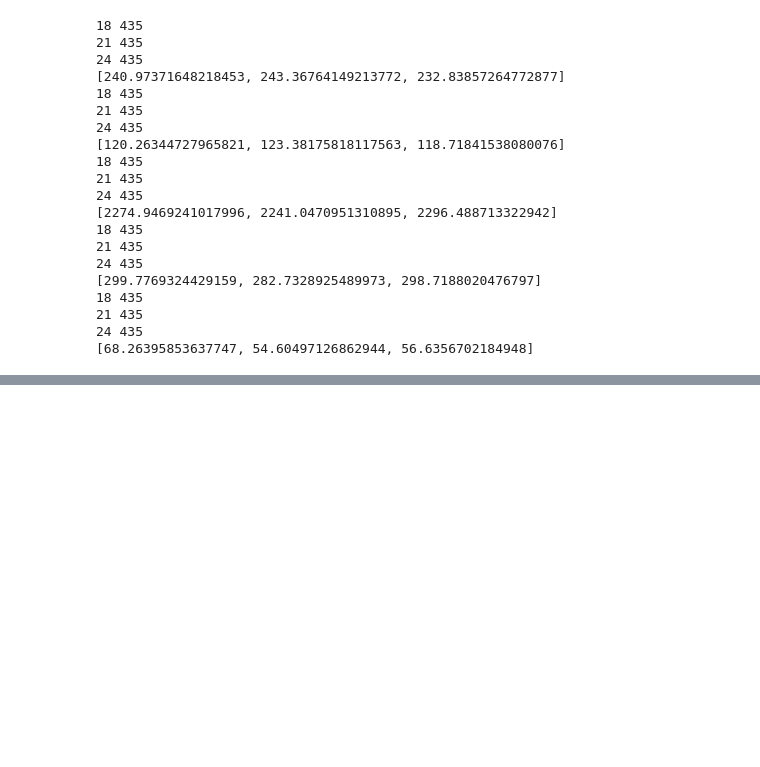
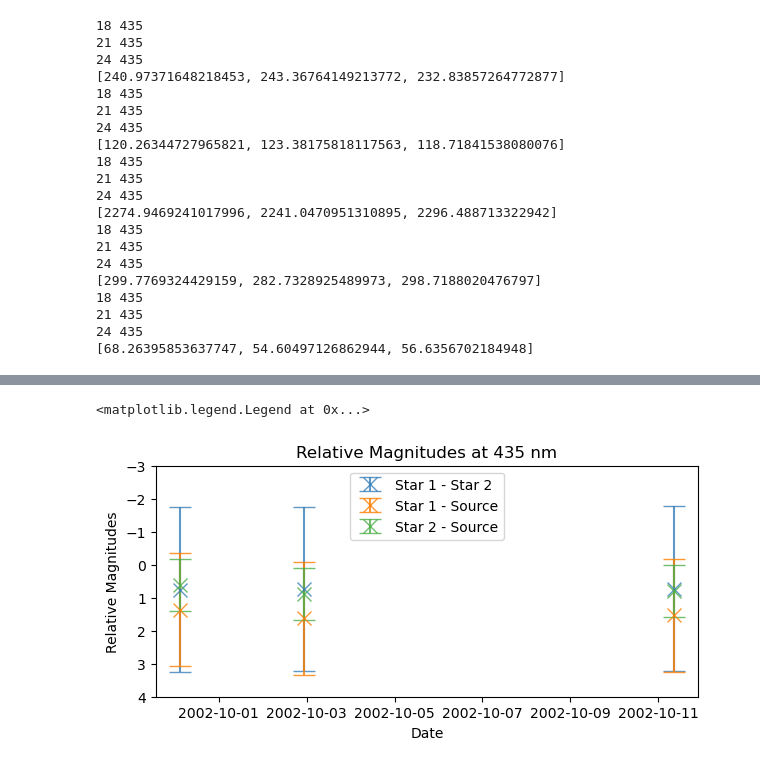
Before and after one commit to imanbeh/variablesearch, a Jupyter notebook: analysis_435nm.ipynb, the cells around one changed output, grey strips where cells are left out. Drawn from its saved outputs; the diff is of its cells as text; code cells hidden in the pictures; blank space fills up the shorter version.

```diff
--- a/analysis_435nm.ipynb
+++ b/analysis_435nm.ipynb
@@ -147,0 +163,21 @@ ax.legend()
+# %%
+fig,ax = plt.subplots(nrows = 1, ncols=1, figsize = (7,3))#, subplot_kw={'projection': wcs})
+
+ax.set_title('Relative Magnitudes at 435 nm')
+ax.errorbar(df_w['Time as Object'], df_w['S1-S2 Mag'], yerr=s1_s_err, fmt = 'x', capsize = 8.0, alpha = 0.8, markersize =10,
+            label = 'Star 1 - Star 2', c = CB_color_cycle[0])
+ax.errorbar(df_w['Time as Object'], df_w['S1-Source Mag'], yerr=s2_s_err, fmt = 'x', capsize = 8.0,alpha = 0.8, markersize = 10,
+            label = 'Star 1 - Source', c = CB_color_cycle[1])
+ax.errorbar(df_w['Time as Object'], df_w['S2-Source Mag'], yerr=s1_s2_err, fmt = 'x', capsize = 8.0,alpha = 0.8,markersize=10,
+            label = 'Star 2 - Source', c = CB_color_cycle[2])
+
+ax.set_ylabel("Relative Magnitudes")
+ax.set_xlabel("Date")
+ax.set_ylim(-3,4)
+
+ax.invert_yaxis()
+
+ax.legend()
+# %% [output]
+<matplotlib.legend.Legend at 0x...>
+[figure, added]
```
Also changed, not shown: parts of 4 cells of this notebook, 4 other files.
